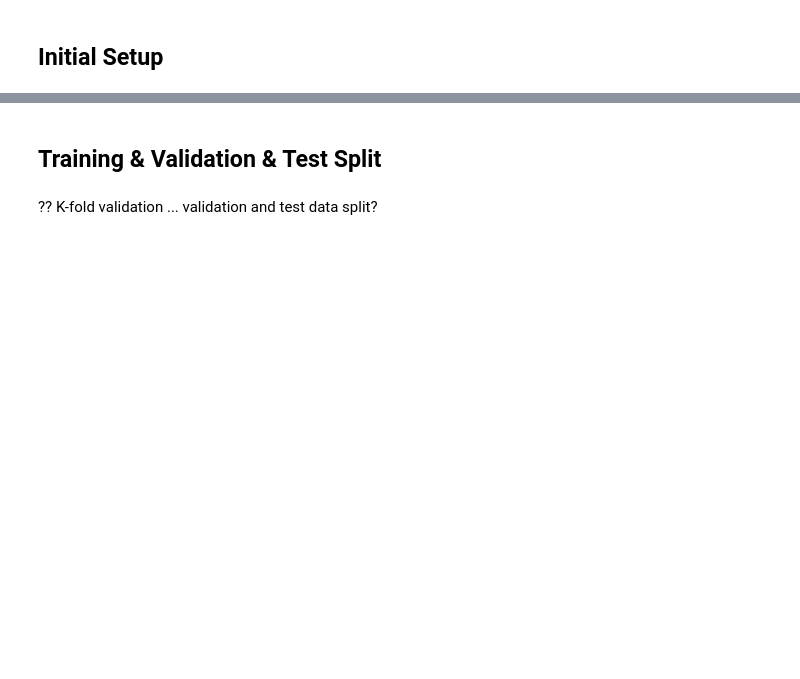
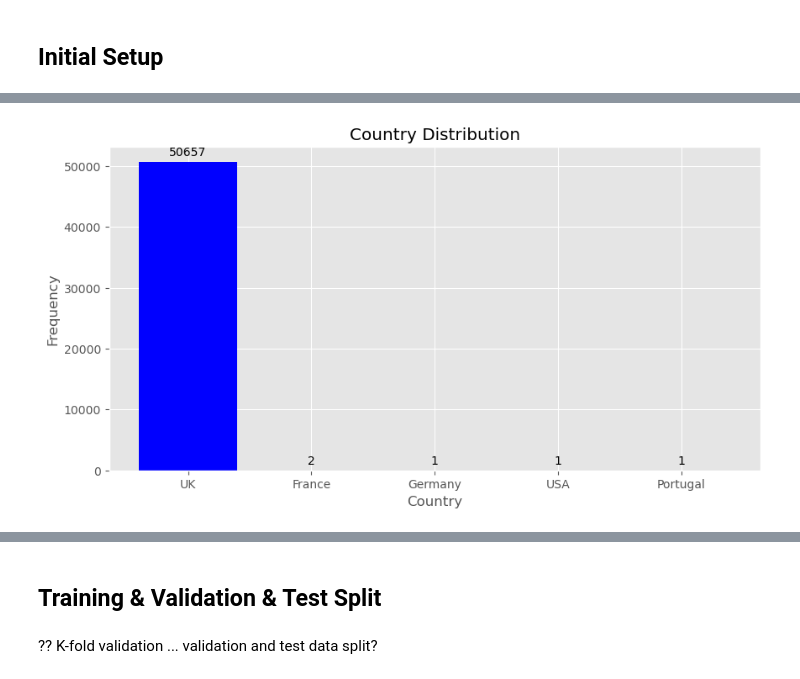
Before and after one commit to StuartG24/Telecom_Customer_Targeting, a Jupyter notebook: _Notebooks/Initial_Data_Exploration.ipynb, the cells around one changed output, grey strips where cells are left out. Cells and saved outputs as stored; diff of their text form; code cells hidden in the pictures; blank space fills up the shorter version.

```diff
--- a/_Notebooks/Initial_Data_Exploration.ipynb
+++ b/_Notebooks/Initial_Data_Exploration.ipynb
@@ -110,0 +114,14 @@ Duplicates: 36
+# %%
+fig, ax = plt.subplots(figsize=(10, 5))
+counts = customers_cleaned['country'].value_counts()
+
+bars = ax.bar(counts.index, counts.values, color='blue')
+ax.bar_label(bars, fmt='%d', padding=3)
+
+ax.set_xlabel('Country')
+ax.set_ylabel('Frequency')
+ax.set_title('Country Distribution')
+
+plt.show()
+# %% [output]
+[figure, added]
```
Also changed, not shown: parts of 24 cells of this notebook, 1 other file.
